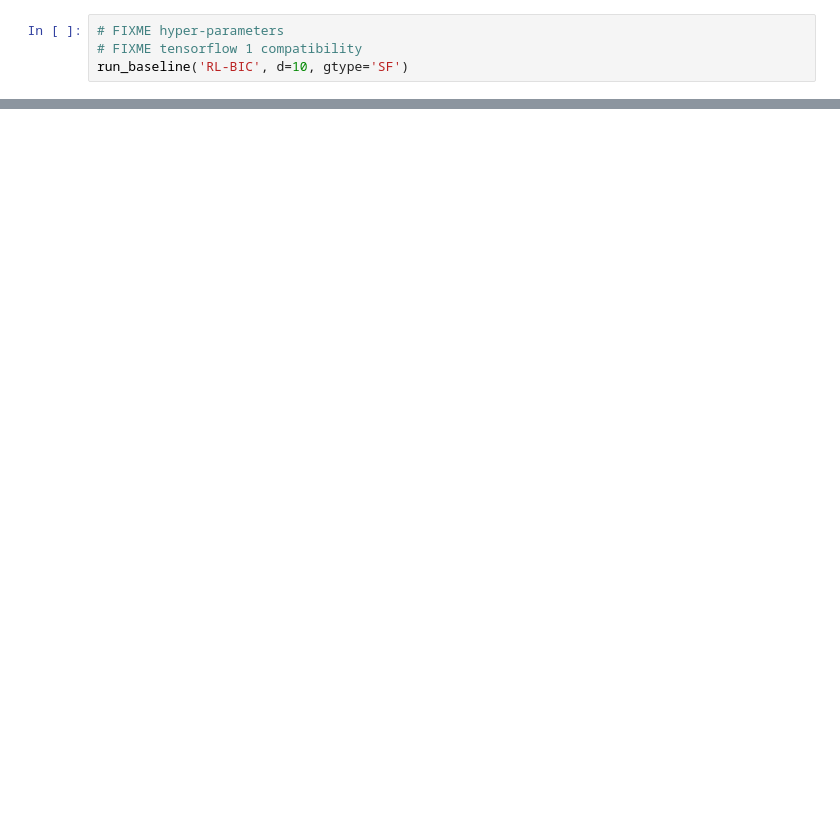
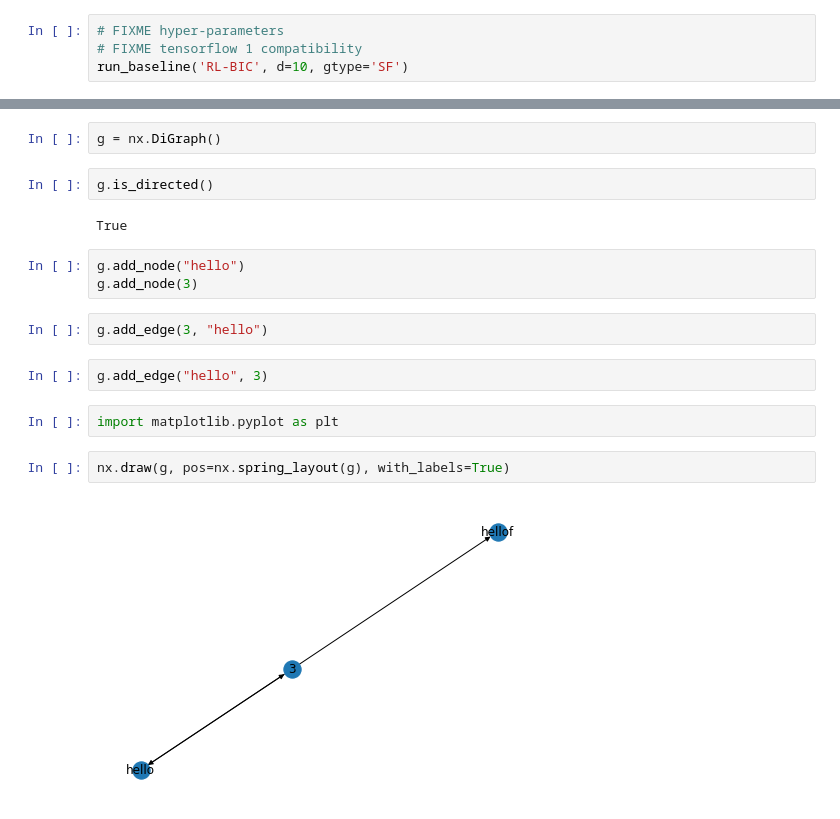
Before and after one commit to lihebi/DAG-EQ, a Jupyter notebook: src/baseline.ipynb, the cells around one changed output, grey strips where cells are left out. Saved outputs shown, nothing was run; the diff lists cells and outputs as text; blank space fills up the shorter version.

```diff
--- a/src/baseline.ipynb
+++ b/src/baseline.ipynb
@@ -108,0 +385,19 @@ run_baseline('RL-BIC', d=10, gtype='SF')
+# %%
+g = nx.DiGraph()
+# %%
+g.is_directed()
+# %% [output]
+True
+# %%
+g.add_node("hello")
+g.add_node(3)
+# %%
+g.add_edge(3, "hello")
+# %%
+g.add_edge("hello", 3)
+# %%
+import matplotlib.pyplot as plt
+# %%
+nx.draw(g, pos=nx.spring_layout(g), with_labels=True)
+# %% [output]
+[figure, added]
```
Also changed, not shown: parts of 89 cells of this notebook, 5 other files.
